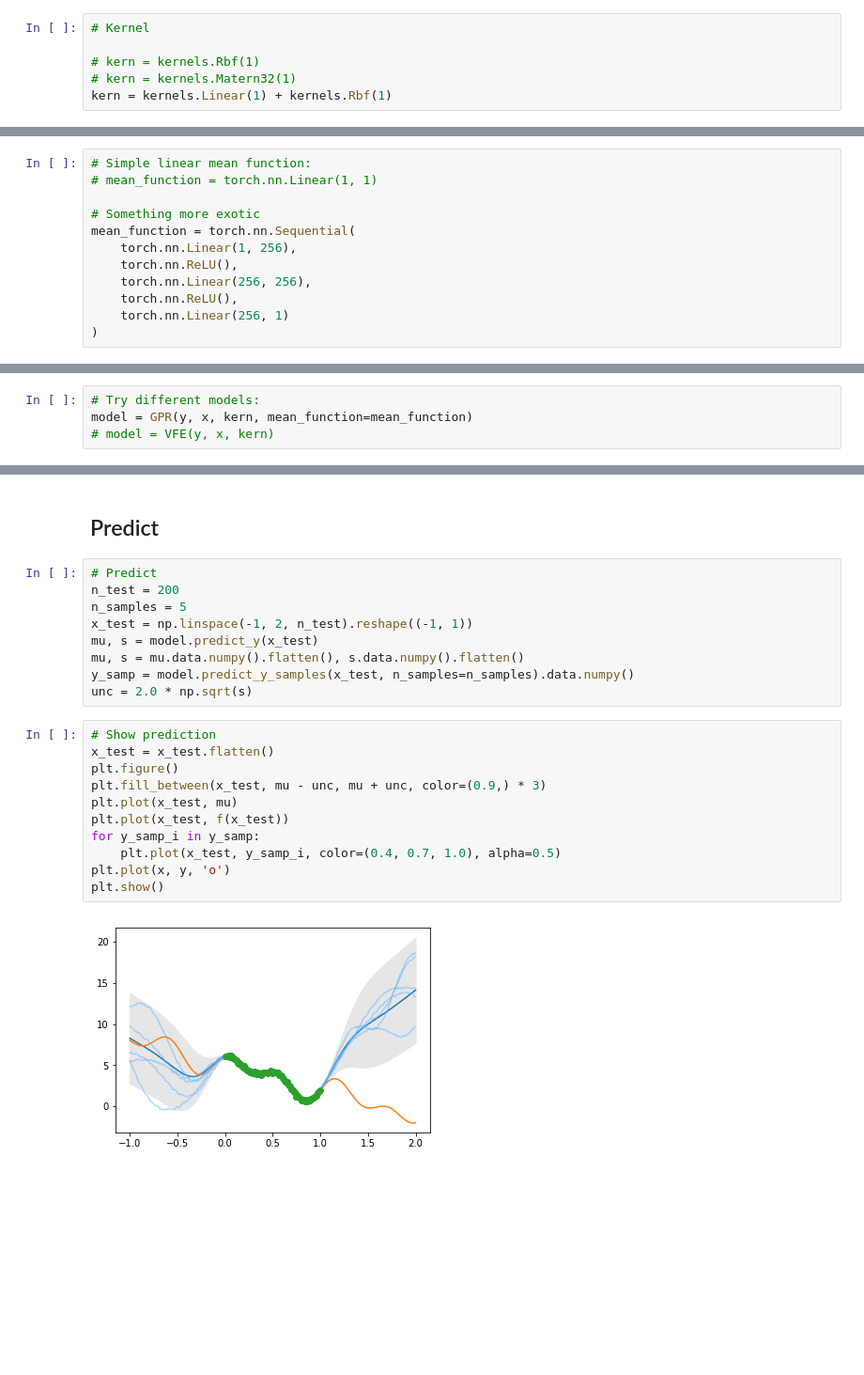
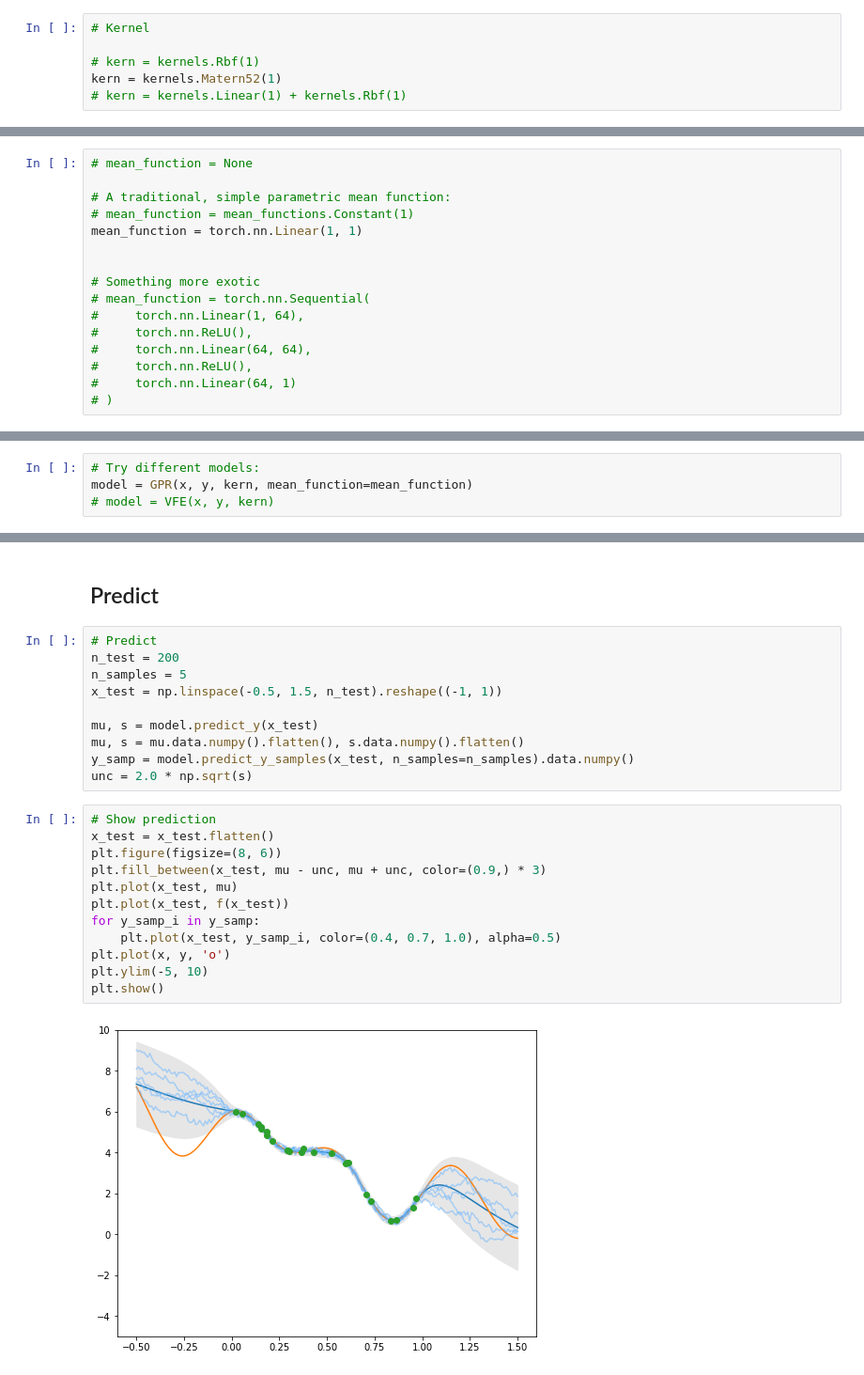
Before and after one commit to cics-nd/gptorch, a Jupyter notebook: examples/notebooks/regression_1d.ipynb, the cells around one changed output, grey strips where cells are left out. Shown at 94% size. Drawn from its saved outputs; the diff is of its cells as text; blank space fills up the shorter version.

```diff
--- a/examples/notebooks/regression_1d.ipynb
+++ b/examples/notebooks/regression_1d.ipynb
@@ -43,29 +43,33 @@ The main components of a GP model are:
 # Kernel
 
 # kern = kernels.Rbf(1)
-# kern = kernels.Matern32(1)
-kern = kernels.Linear(1) + kernels.Rbf(1)
+kern = kernels.Matern52(1)
+# kern = kernels.Linear(1) + kernels.Rbf(1)
 # %% [markdown]
 ### Mean functions
 Thanks to PyTorch, we can use anything that we'd like as a mean function that's a `torch.nn.Module`--anything from a linear mean function to a full-blown neural network!
 # %%
-# Simple linear mean function:
-# mean_function = torch.nn.Linear(1, 1)
+# mean_function = None
+
+# A traditional, simple parametric mean function:
+# mean_function = mean_functions.Constant(1)
+mean_function = torch.nn.Linear(1, 1)
+
 
 # Something more exotic
-mean_function = torch.nn.Sequential(
-    torch.nn.Linear(1, 256),
-    torch.nn.ReLU(),
-    torch.nn.Linear(256, 256),
-    torch.nn.ReLU(),
-    torch.nn.Linear(256, 1)
-)
+# mean_function = torch.nn.Sequential(
+#     torch.nn.Linear(1, 64),
+#     torch.nn.ReLU(),
+#     torch.nn.Linear(64, 64),
+#     torch.nn.ReLU(),
+#     torch.nn.Linear(64, 1)
+# )
 # %%
 # (Likelihood defaults to Gaussian)
 # %%
 # Try different models:
-model = GPR(y, x, kern, mean_function=mean_function)
-# model = VFE(y, x, kern)
+model = GPR(x, y, kern, mean_function=mean_function)
+# model = VFE(x, y, kern)
 # %% [markdown]
 ## Train the model
 # %%
@@ -97,7 +101,8 @@ loss: [-12.2072722]
 # Predict
 n_test = 200
 n_samples = 5
-x_test = np.linspace(-1, 2, n_test).reshape((-1, 1))
+x_test = np.linspace(-0.5, 1.5, n_test).reshape((-1, 1))
+
 mu, s = model.predict_y(x_test)
 mu, s = mu.data.numpy().flatten(), s.data.numpy().flatten()
 y_samp = model.predict_y_samples(x_test, n_samples=n_samples).data.numpy()
@@ -105,13 +110,14 @@ unc = 2.0 * np.sqrt(s)
 # %%
 # Show prediction
 x_test = x_test.flatten()
-plt.figure()
+plt.figure(figsize=(8, 6))
 plt.fill_between(x_test, mu - unc, mu + unc, color=(0.9,) * 3)
 plt.plot(x_test, mu)
 plt.plot(x_test, f(x_test))
 for y_samp_i in y_samp:
     plt.plot(x_test, y_samp_i, color=(0.4, 0.7, 1.0), alpha=0.5)
 plt.plot(x, y, 'o')
+plt.ylim(-5, 10)
 plt.show()
 # %% [output]
-[figure, old version]
+[figure, new version]
```
Also changed, not shown: parts of 5 cells of this notebook, 7 other files.
